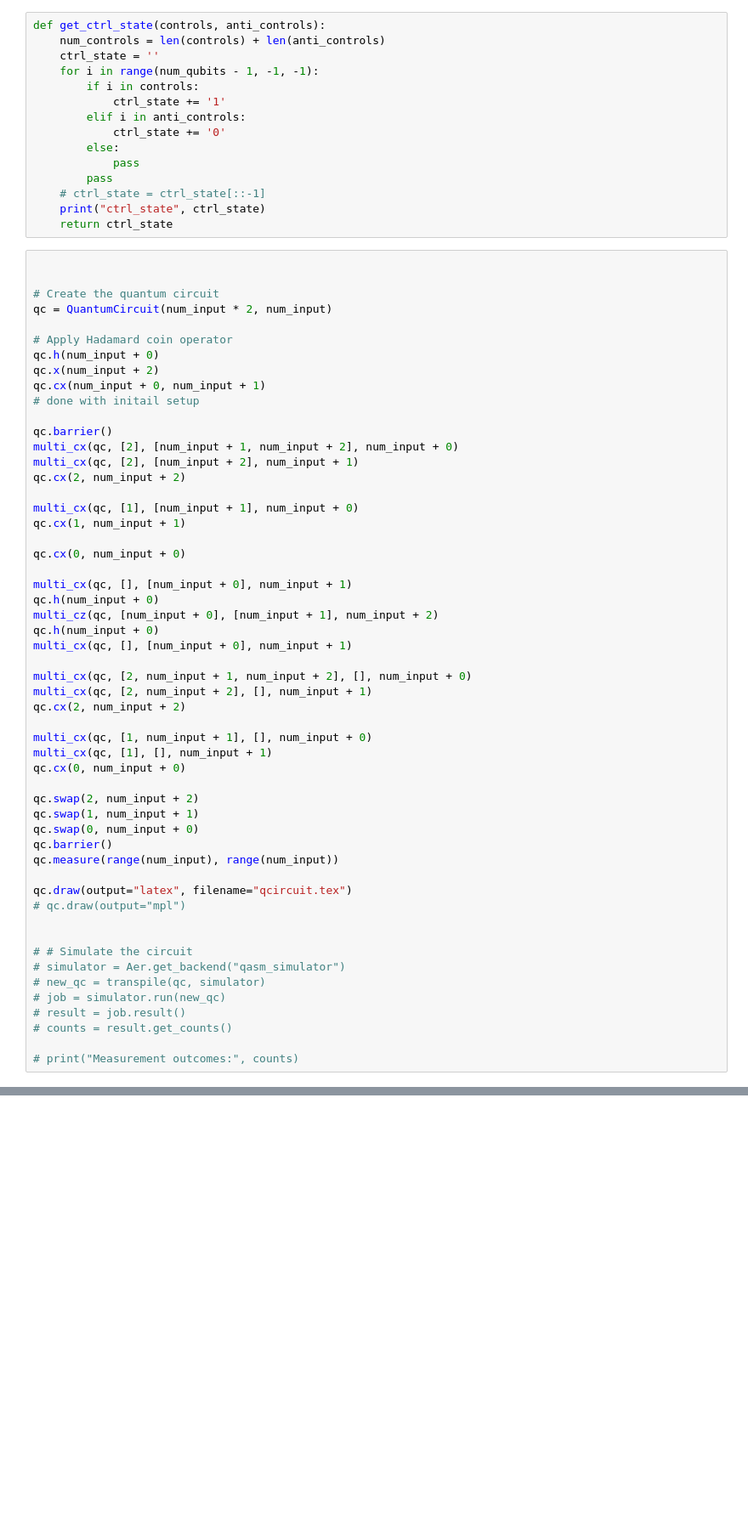
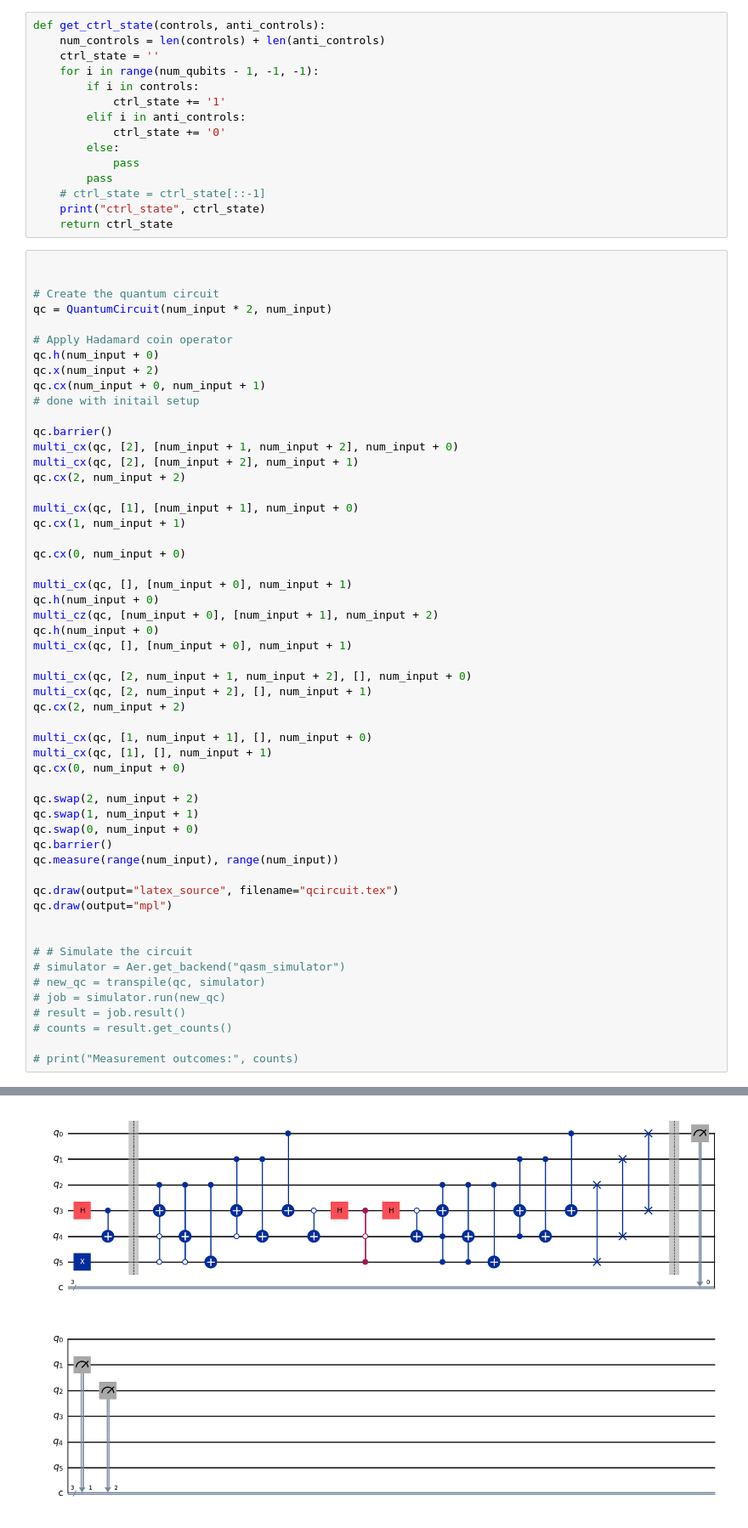
Before and after one commit to Toshihide-Sakao/DA150X-Qauntum-Szegedy-Walk, a Jupyter notebook: qiskit-saker/quantum_szegedy.ipynb, the cells around one changed output, grey strips where cells are left out. Shown at 85% size. Saved outputs shown, nothing was run; the diff lists cells and outputs as text; blank space fills up the shorter version.

```diff
--- a/qiskit-saker/quantum_szegedy.ipynb
+++ b/qiskit-saker/quantum_szegedy.ipynb
@@ -75,32 +75,33 @@ multi_cx(qc, [1, num_input + 1], [], num_input + 0)
 multi_cx(qc, [1], [], num_input + 1)
 qc.cx(0, num_input + 0)
 
 qc.swap(2, num_input + 2)
 qc.swap(1, num_input + 1)
 qc.swap(0, num_input + 0)
 qc.barrier()
 qc.measure(range(num_input), range(num_input))
 
-qc.draw(output="latex", filename="qcircuit.tex")
-# qc.draw(output="mpl")
+qc.draw(output="latex_source", filename="qcircuit.tex")
+qc.draw(output="mpl")
 
 
 # # Simulate the circuit
 # simulator = Aer.get_backend("qasm_simulator")
 # new_qc = transpile(qc, simulator)
 # job = simulator.run(new_qc)
 # result = job.result()
 # counts = result.get_counts()
 
 # print("Measurement outcomes:", counts)
 # %% [output]
 ctrl_state 001
 ctrl_state 01
 ctrl_state 01
 ctrl_state 0
 ctrl_state 01
 ctrl_state 0
 ctrl_state 111
 ctrl_state 11
 ctrl_state 11
 ctrl_state 1
+[figure, added]
```
Also changed, not shown: 2 other files.
